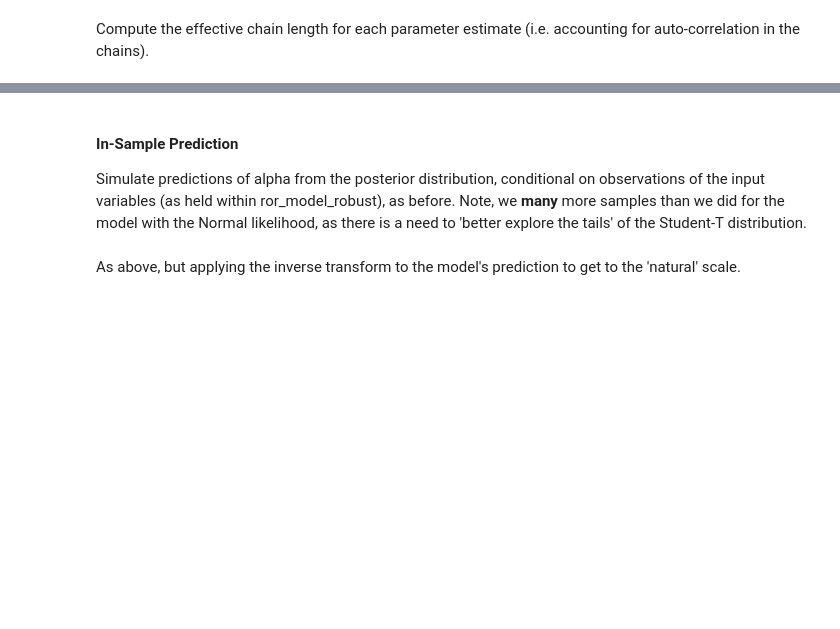
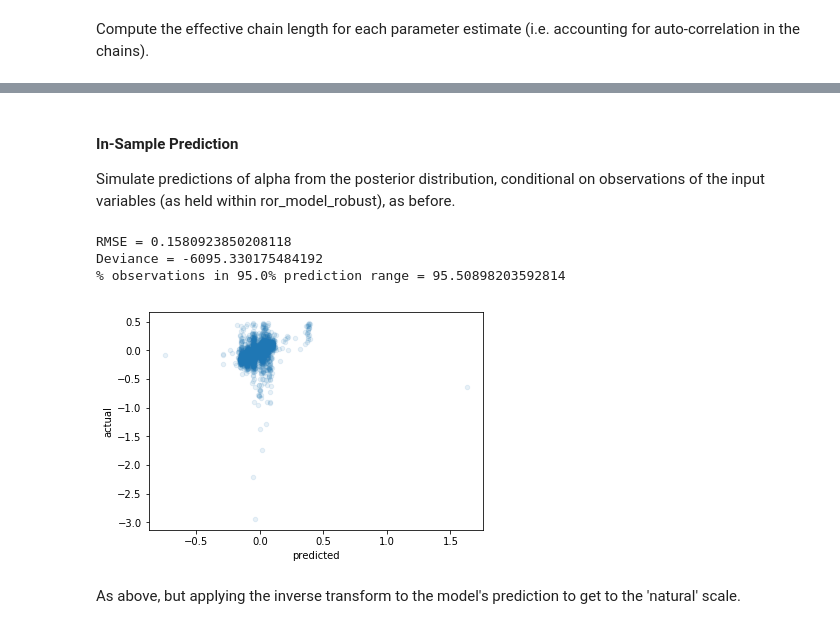
Before and after one commit to AlexIoannides/pymc-example-project, a Jupyter notebook: notebooks/pymc3_bayesian_data_workflow.ipynb, the cells around one changed output, grey strips where cells are left out. Cells and saved outputs as stored; diff of their text form; code cells hidden in the pictures; blank space fills up the shorter version.

```diff
--- a/notebooks/pymc3_bayesian_data_workflow.ipynb
+++ b/notebooks/pymc3_bayesian_data_workflow.ipynb
@@ -679,12 +731,17 @@ _ = pm.traceplot(ror_model_robust_trace)
 # %% [markdown]
 #### In-Sample Prediction
-Simulate predictions of alpha from the posterior distribution, conditional on observations of the input variables (as held within ror_model_robust), as before. Note, we **many** more samples than we did for the model with the Normal likelihood, as there is a need to 'better explore the tails' of the Student-T distribution.
+Simulate predictions of alpha from the posterior distribution, conditional on observations of the input variables (as held within ror_model_robust), as before.
 # %%
 ror_model_robust_insamp = model_performance(
-    y_train, ror_model_robust_trace, ror_model_robust, samples_=100000)
+    y_train, ror_model_robust_trace, ror_model_robust, samples_=10000)
 
 _ = (ror_model_robust_insamp
      .plot(kind='scatter', x='predicted', y='actual', alpha=0.1))
+# %% [output]
+RMSE = 0.1580923850208118
+Deviance = -6095.330175484192
+% observations in 95.0% prediction range = 95.50898203592814
+[figure, added]
 # %% [markdown]
 As above, but applying the inverse transform to the model's prediction to get to the 'natural' scale.
 # %%
```
Also changed, not shown: parts of 55 cells of this notebook, 5 other files.
